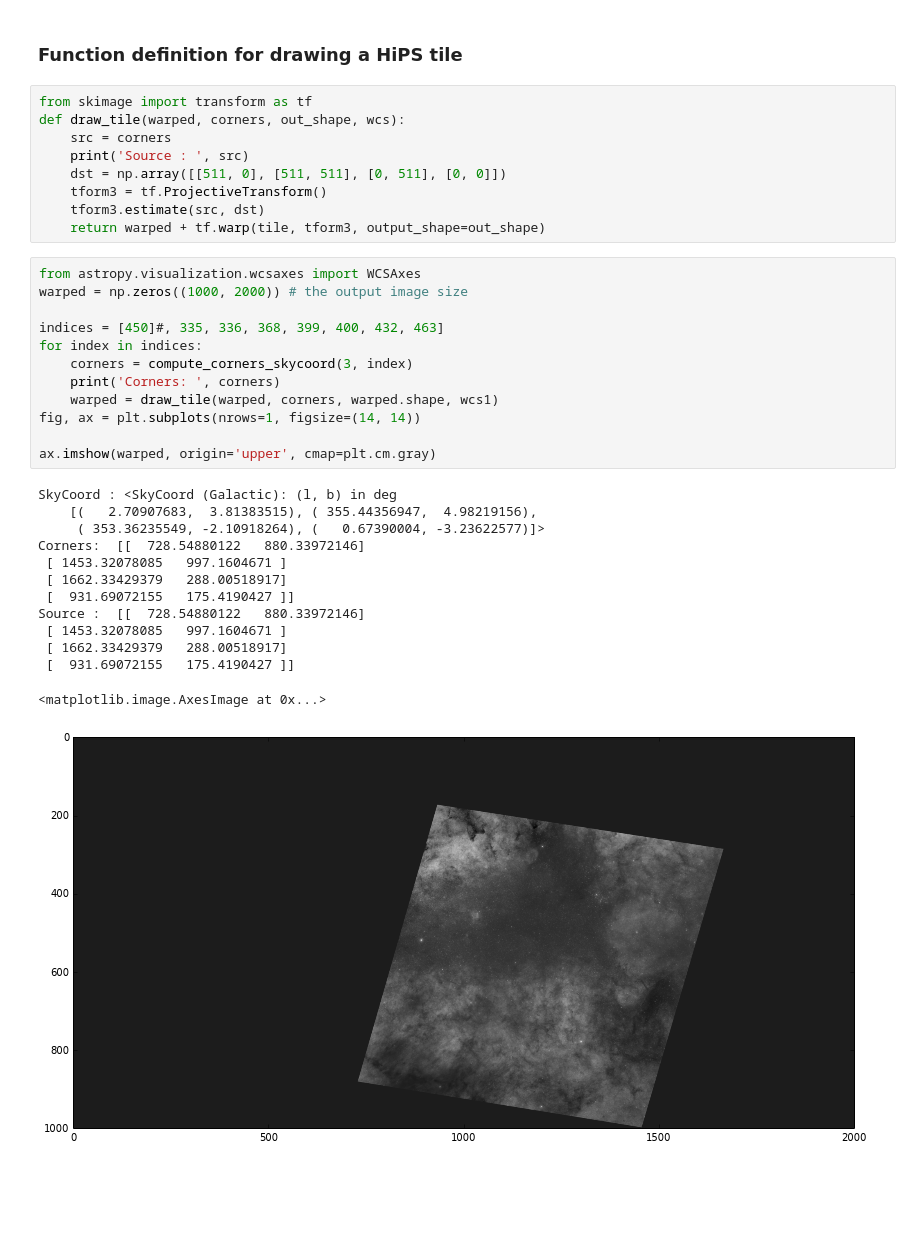
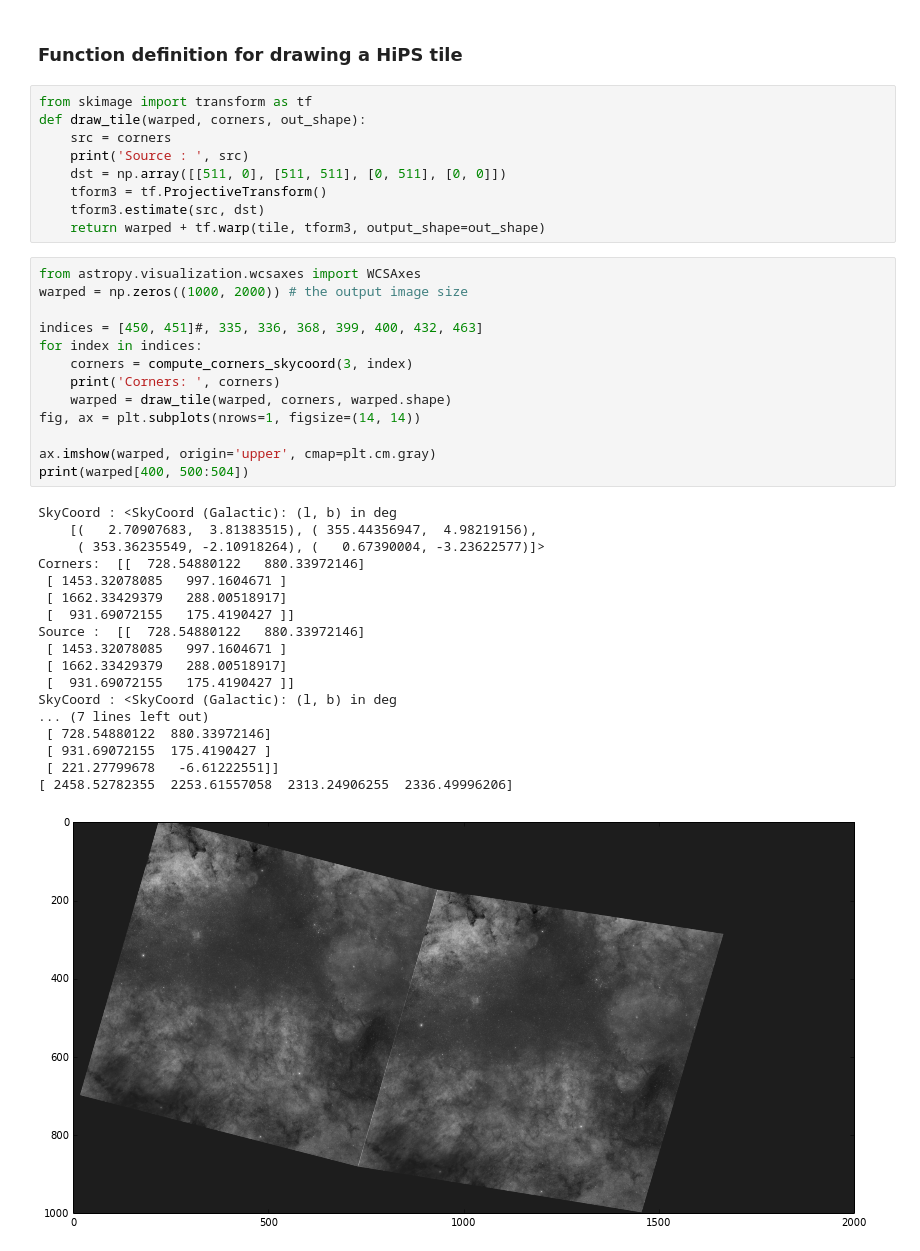
Before and after one commit to adl1995/HIPS-to-Py, a Jupyter notebook: examples/Debugging drawing.ipynb, the cells around one changed output. Cells and saved outputs as stored; diff of their text form; blank space fills up the shorter version.

```diff
--- a/examples/Debugging drawing.ipynb
+++ b/examples/Debugging drawing.ipynb
@@ -61,7 +69,7 @@ def compute_corners_skycoord(order, ipix):
 ### Function definition for drawing a  HiPS tile
 # %%
 from skimage import transform as tf
-def draw_tile(warped, corners, out_shape, wcs):
+def draw_tile(warped, corners, out_shape):
     src = corners
     print('Source : ', src)
     dst = np.array([[511, 0], [511, 511], [0, 511], [0, 0]])
@@ -71,26 +79,32 @@ def draw_tile(warped, corners, out_shape, wcs):
 # %%
 from astropy.visualization.wcsaxes import WCSAxes
 warped = np.zeros((1000, 2000)) # the output image size
 
-indices = [450]#, 335, 336, 368, 399, 400, 432, 463]
+indices = [450, 451]#, 335, 336, 368, 399, 400, 432, 463]
 for index in indices:
     corners = compute_corners_skycoord(3, index)
     print('Corners: ', corners)
-    warped = draw_tile(warped, corners, warped.shape, wcs1)
+    warped = draw_tile(warped, corners, warped.shape)
 fig, ax = plt.subplots(nrows=1, figsize=(14, 14))
 
 ax.imshow(warped, origin='upper', cmap=plt.cm.gray)
+print(warped[400, 500:504])
 # %% [output]
 SkyCoord : <SkyCoord (Galactic): (l, b) in deg
     [(   2.70907683,  3.81383515), ( 355.44356947,  4.98219156),
      ( 353.36235549, -2.10918264), (   0.67390004, -3.23622577)]>
 Corners:  [[  728.54880122   880.33972146]
  [ 1453.32078085   997.1604671 ]
  [ 1662.33429379   288.00518917]
  [  931.69072155   175.4190427 ]]
 Source :  [[  728.54880122   880.33972146]
  [ 1453.32078085   997.1604671 ]
  [ 1662.33429379   288.00518917]
  [  931.69072155   175.4190427 ]]
+SkyCoord : <SkyCoord (Galactic): (l, b) in deg
+... (7 lines left out)
+ [ 728.54880122  880.33972146]
+ [ 931.69072155  175.4190427 ]
+ [ 221.27799678   -6.61222551]]
+[ 2458.52782355  2253.61557058  2313.24906255  2336.49996206]
-<matplotlib.image.AxesImage at 0x...>
-[figure, old version]
+[figure, new version]
```
Also changed, not shown: parts of 2 cells of this notebook.
